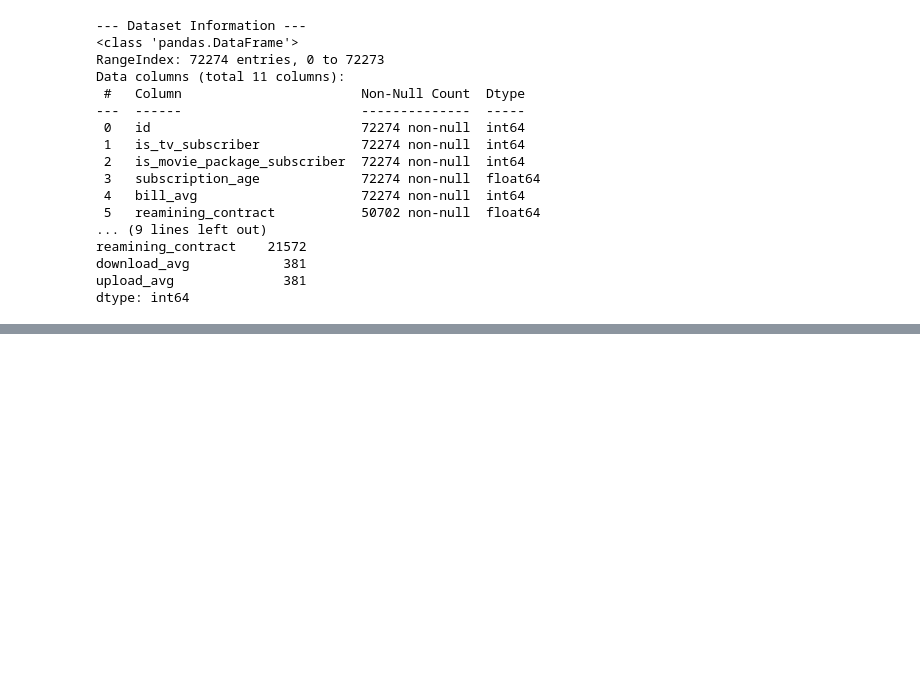
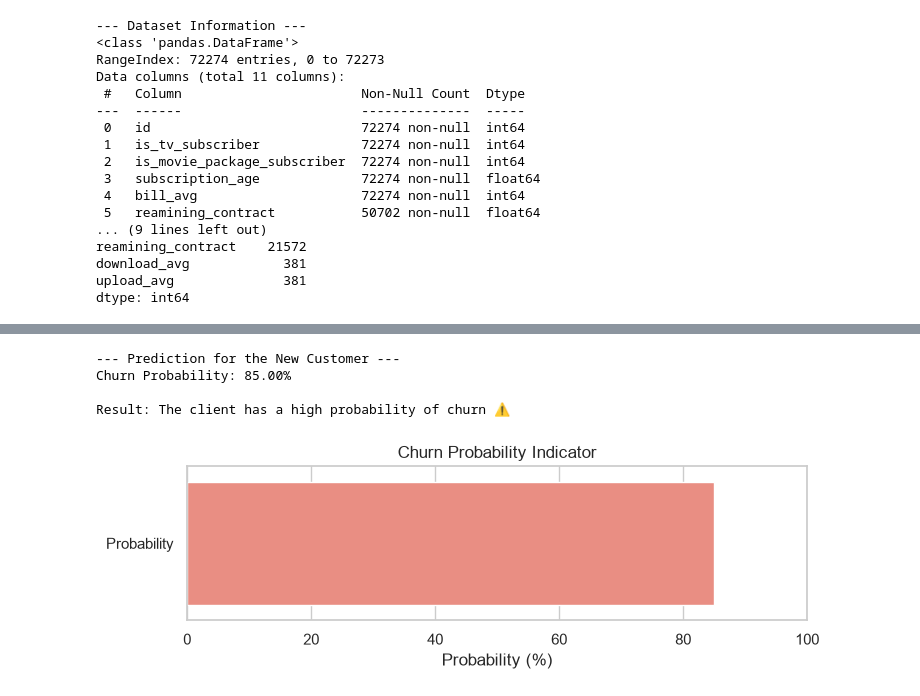
Before and after one commit to krasnytsiammisha04/telecom-churn-prediction, a Jupyter notebook: notebooks/1_eda.ipynb, the cells around one changed output, grey strips where cells are left out. Cells and saved outputs as stored; diff of their text form; code cells hidden in the pictures; blank space fills up the shorter version.

```diff
--- a/notebooks/1_eda.ipynb
+++ b/notebooks/1_eda.ipynb
@@ -44,0 +101,20 @@ dtype: int64
+# %%
+from sklearn.preprocessing import StandardScaler
+
+# 1. Drop the 'id' column as it has no predictive value for our machine learning model
+df_clean = df_clean.drop(columns=['id'])
+
+# 2. Identify numerical columns that need to be standardized
+# We exclude binary columns (like 'is_tv_subscriber', 'churn') because they are already 0 or 1
+cols_to_scale = ['subscription_age', 'bill_avg', 'reamining_contract',
+                 'service_failure_count', 'download_avg', 'upload_avg']
+
+# 3. Initialize the StandardScaler
+scaler = StandardScaler()
+
+# 4. Apply standardization to the selected numerical columns
+# This ensures all features have a mean of 0 and standard deviation of 1
+df_clean[cols_to_scale] = scaler.fit_transform(df_clean[cols_to_scale])
+
+# Display the first 5 rows to verify that the numbers are now scaled (Standardized)
+display(df_clean.head())
@@ -44,0 +231,51 @@ dtype: int64
+# %%
+import matplotlib.pyplot as plt
+import seaborn as sns
+import pandas as pd
+import numpy as np
+
+def predict_churn(new_customer_data, model, scaler):
+    """
+    Predicts the probability of churn for a new customer based on their data
+    and visualizes the result.
+    """
+    feature_names = ['is_tv_subscriber', 'is_movie_package_subscriber',
+                     'subscription_age', 'bill_avg', 'reamining_contract',
+                     'service_failure_count', 'download_avg', 'upload_avg',
+                     'download_over_limit']
+
+    new_data_df = pd.DataFrame([new_customer_data], columns=feature_names)
+
+    cols_to_scale = ['subscription_age', 'bill_avg', 'reamining_contract',
+                     'service_failure_count', 'download_avg', 'upload_avg']
+    new_data_df[cols_to_scale] = scaler.transform(new_data_df[cols_to_scale])
+
+    probability = model.predict_proba(new_data_df)[0][1]
+
+    print(f"Churn Probability: {probability * 100:.2f}%\n")
+
+    if probability > 0.5:
+        print("Result: The client has a high probability of churn ⚠️")
+        color = 'salmon'
+    else:
+        print("Result: The client has a low probability of churn ✅")
+        color = 'lightgreen'
+
+    # --- Data Visualization of the Result ---
+    plt.figure(figsize=(8, 2))
+    sns.barplot(x=[probability * 100], y=['Probability'], color=color)
+    plt.xlim(0, 100)
+    plt.title('Churn Probability Indicator')
+    plt.xlabel('Probability (%)')
+    plt.show()
+
+# --- Function Testing ---
+new_customer = [1, 0, 2.0, 20, 0.0, 3, 10.0, 2.0, 0]
+print("--- Prediction for the New Customer ---")
+predict_churn(new_customer, rf_model, scaler)
+# %% [output]
+--- Prediction for the New Customer ---
+Churn Probability: 85.00%
+
+Result: The client has a high probability of churn ⚠️
+[figure, added]
```
Also changed, not shown: parts of 6 cells of this notebook, 5 other files.
